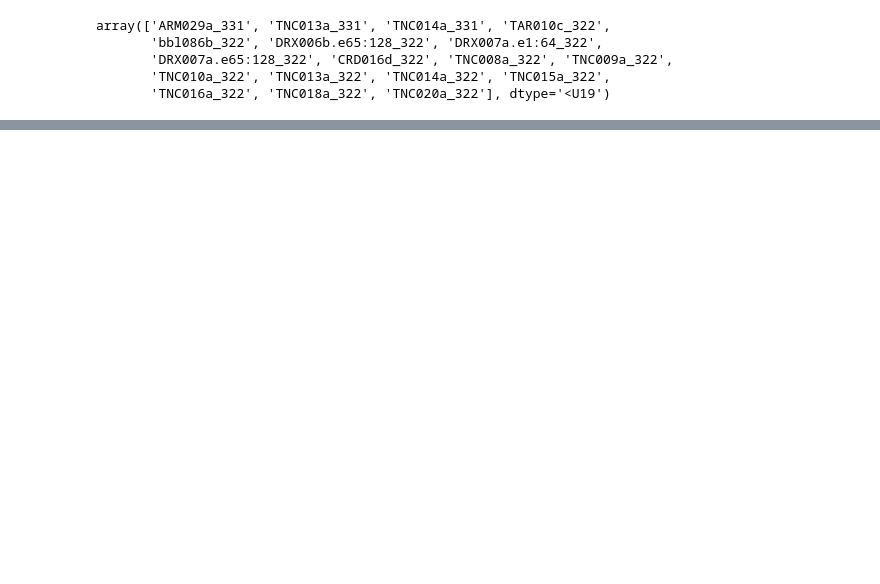
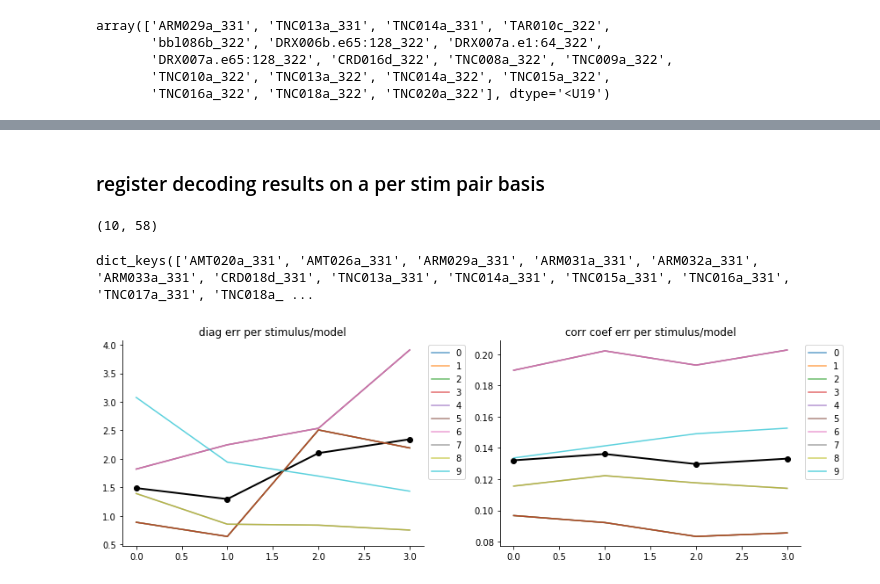
Before and after one commit to crheller/nat_pup_ms, a Jupyter notebook: normative_LV_model/evaluate_preds.ipynb, the cells around one changed output, grey strips where cells are left out. Cells and saved outputs as stored; diff of their text form; code cells hidden in the pictures; blank space fills up the shorter version.

```diff
--- a/normative_LV_model/evaluate_preds.ipynb
+++ b/normative_LV_model/evaluate_preds.ipynb
@@ -461,0 +491,46 @@ Text(0, 0.5, 'Mean LV model improvement of delta dprime pred')
+# %% [markdown]
+### register decoding results on a per stim pair basis
+# %%
+results["AMT020a_331"]["raw"]["fit"].shape
+# %% [output]
+(10, 58)
+# %%
+results.keys()
+# %% [output]
+dict_keys(['AMT020a_331', 'AMT026a_331', 'ARM029a_331', 'ARM031a_331', 'ARM032a_331', 'ARM033a_331', 'CRD018d_331', 'TNC013a_331', 'TNC014a_331', 'TNC015a_331', 'TNC016a_331', 'TNC017a_331', 'TNC018a_ ...
+# %%
+sb = "AMT026a_331"
+dprime_df = results[sb]["raw"]["fit"]
+ddp = np.zeros((4, 10))
+dcc1 = np.zeros((4, 2, 10))
+dcc2 = np.zeros((4, 2, 10))
+for spair in range(dprime_df.shape[0]):
+    for ii, (md, ms) in enumerate(zip(["rlv", "ind", "plv", "plv2"], mn_shortened)):
+        _dpdf = results[sb][md]["fit"]
+        ddp[ii, spair] = abs(_dpdf.iloc[spair]["delta_dprime"] - dprime_df.iloc[spair]["delta_dprime"])
+        _dcdf = df_cc[(df_cc.site_batch==sb) & (df_cc.modelname==ms)]
+        s1 = _dpdf.iloc[spair]["stim1"]
+        s1 = '_'.join(s1.split('_')[:-1]) + ":" + s1.split('_')[-1]
+        s2 = _dpdf.iloc[spair]["stim2"]
+        s2 = '_'.join(s2.split('_')[:-1]) + ":" + s2.split('_')[-1]
+        for jj, etype in enumerate(["delta_err_up", "delta_err_diag"]):
+            dcc1[ii, jj, spair] = _dcdf[(_dcdf.stim==s1) & (_dcdf.err_type==etype)]["err"]
+            dcc2[ii, jj, spair] = _dcdf[(_dcdf.stim==s2) & (_dcdf.err_type==etype)]["err"]
+# %%
+f, ax = plt.subplots(1, 2, figsize=(12, 4))
+
+ax[0].plot(dcc1[:, 1, :].mean(axis=-1), "o-", lw=2, color="k")
+for s in range(dcc1.shape[-1]):
+    ax[0].plot(dcc1[:, 1, s], alpha=0.7, label=s)
+ax[0].legend(bbox_to_anchor=(1,1), loc="upper left")
+ax[0].set_title("diag err per stimulus/model")
+
+ax[1].plot(dcc1[:, 0, :].mean(axis=-1), "o-", lw=2, color="k")
+for s in range(dcc1.shape[-1]):
+    ax[1].plot(dcc1[:, 0, s], alpha=0.7, label=s)
+ax[1].legend(bbox_to_anchor=(1,1), loc="upper left")
+ax[1].set_title("corr coef err per stimulus/model")
+
+f.tight_layout()
+# %% [output]
+[figure, added]
```
Also changed, not shown: parts of 29 cells of this notebook, 17 other files.
